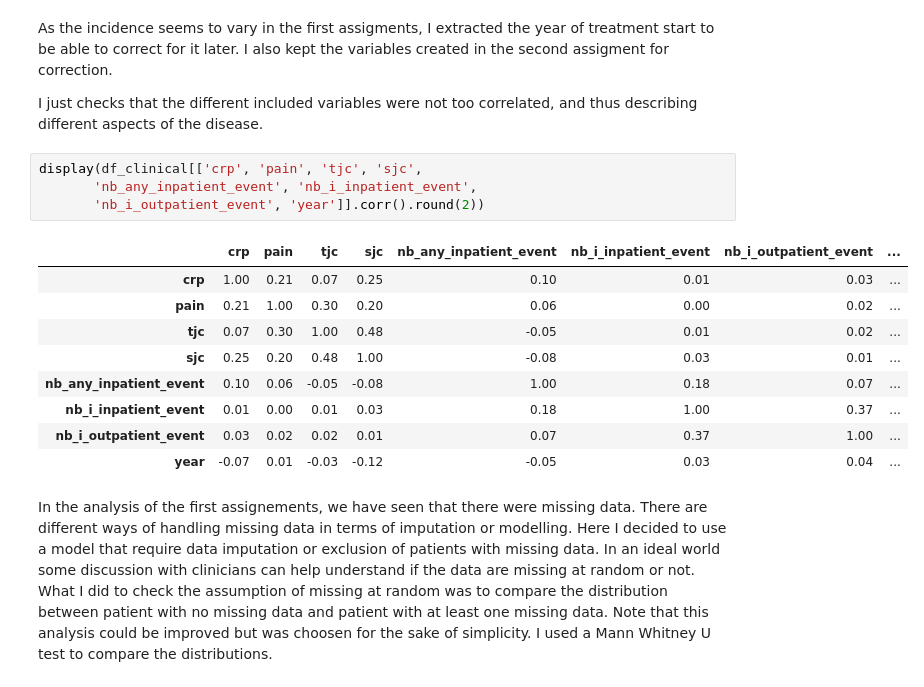
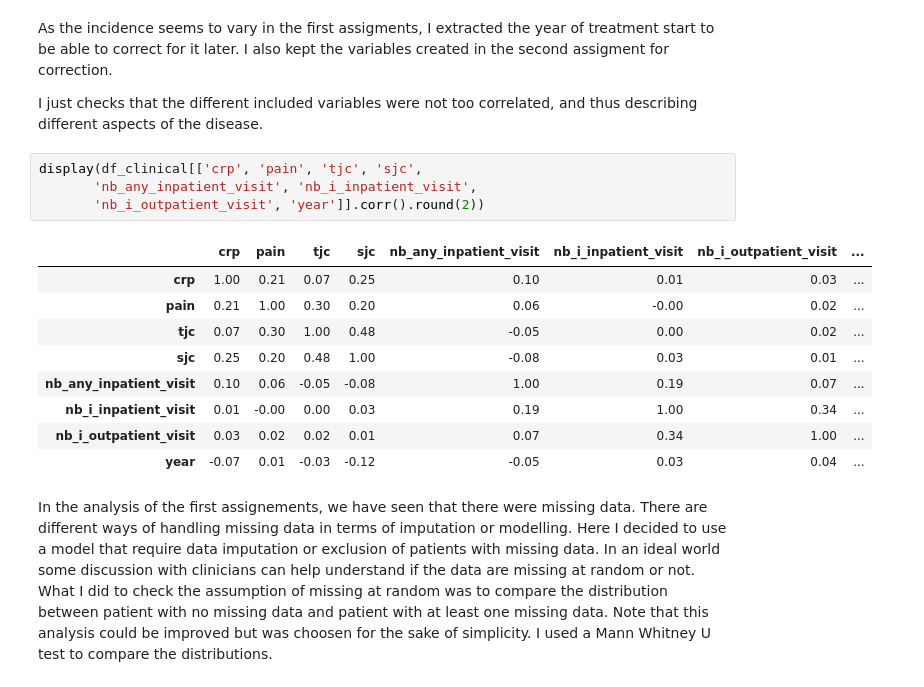
Before and after one commit to JulietteOrtholand/registery_data_test, a Jupyter notebook: assignment_3.ipynb, the cells around one changed output. Drawn from its saved outputs; the diff is of its cells as text.

```diff
--- a/assignment_3.ipynb
+++ b/assignment_3.ipynb
@@ -18,17 +35,17 @@ As the incidence seems to vary in the first assigments, I extracted the year of
 I just checks that the different included variables were not too correlated, and thus describing different aspects of the disease.
 # %%
 display(df_clinical[['crp', 'pain', 'tjc', 'sjc',
-       'nb_any_inpatient_event', 'nb_i_inpatient_event',
-       'nb_i_outpatient_event', 'year']].corr().round(2))
+       'nb_any_inpatient_visit', 'nb_i_inpatient_visit',
+       'nb_i_outpatient_visit', 'year']].corr().round(2))
 # %% [output]
-|  | crp | pain | tjc | sjc | nb_any_inpatient_event | nb_i_inpatient_event | nb_i_outpatient_event | ... |
+|  | crp | pain | tjc | sjc | nb_any_inpatient_visit | nb_i_inpatient_visit | nb_i_outpatient_visit | ... |
 | crp | 1.00 | 0.21 | 0.07 | 0.25 | 0.10 | 0.01 | 0.03 | ... |
-| pain | 0.21 | 1.00 | 0.30 | 0.20 | 0.06 | 0.00 | 0.02 | ... |
-| tjc | 0.07 | 0.30 | 1.00 | 0.48 | -0.05 | 0.01 | 0.02 | ... |
+| pain | 0.21 | 1.00 | 0.30 | 0.20 | 0.06 | -0.00 | 0.02 | ... |
+| tjc | 0.07 | 0.30 | 1.00 | 0.48 | -0.05 | 0.00 | 0.02 | ... |
 | sjc | 0.25 | 0.20 | 0.48 | 1.00 | -0.08 | 0.03 | 0.01 | ... |
-| nb_any_inpatient_event | 0.10 | 0.06 | -0.05 | -0.08 | 1.00 | 0.18 | 0.07 | ... |
-| nb_i_inpatient_event | 0.01 | 0.00 | 0.01 | 0.03 | 0.18 | 1.00 | 0.37 | ... |
-| nb_i_outpatient_event | 0.03 | 0.02 | 0.02 | 0.01 | 0.07 | 0.37 | 1.00 | ... |
+| nb_any_inpatient_visit | 0.10 | 0.06 | -0.05 | -0.08 | 1.00 | 0.19 | 0.07 | ... |
+| nb_i_inpatient_visit | 0.01 | -0.00 | 0.00 | 0.03 | 0.19 | 1.00 | 0.34 | ... |
+| nb_i_outpatient_visit | 0.03 | 0.02 | 0.02 | 0.01 | 0.07 | 0.34 | 1.00 | ... |
 | year | -0.07 | 0.01 | -0.03 | -0.12 | -0.05 | 0.03 | 0.04 | ... |
 # %% [markdown]
 In the analysis of the first assignements, we have seen that there were missing data. There are different ways of handling missing data in terms of imputation or modelling. Here I decided to use a model that require data imputation or exclusion of patients with missing data. In an ideal world some discussion with clinicians can help understand if the data are missing at random or not. What I did to check the assumption of missing at random was to compare the distribution between patient with no missing data and patient with at least one missing data. Note that this analysis could be improved but was choosen for the sake of simplicity. I used a Mann Whitney U test to compare the distributions.
```
Also changed, not shown: parts of 8 cells of this notebook, 3 other files.
